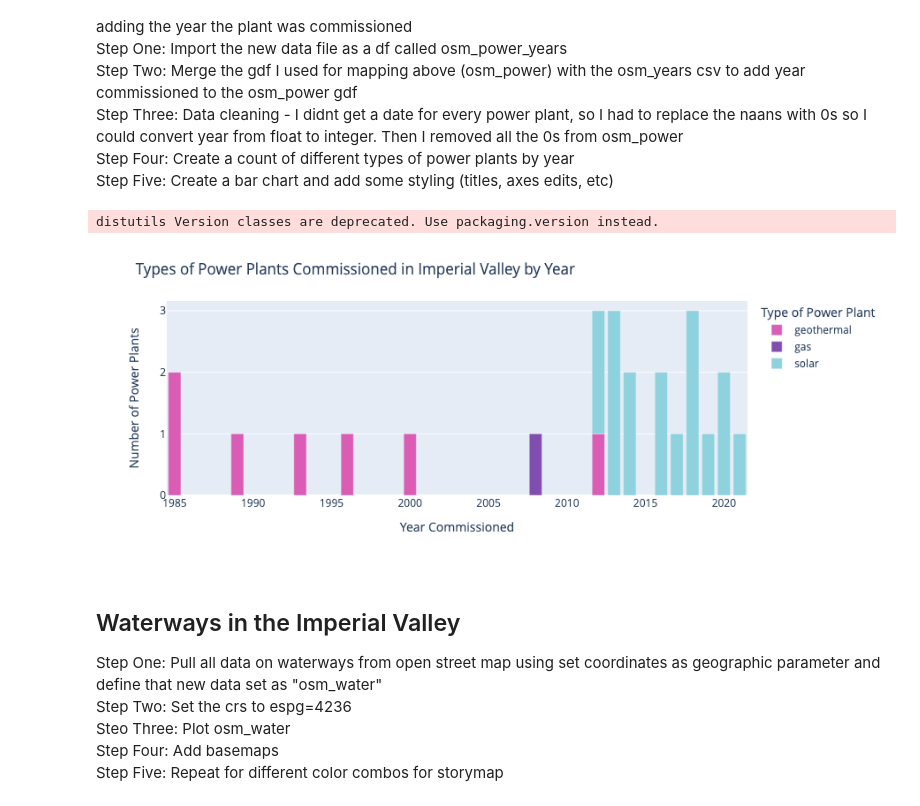
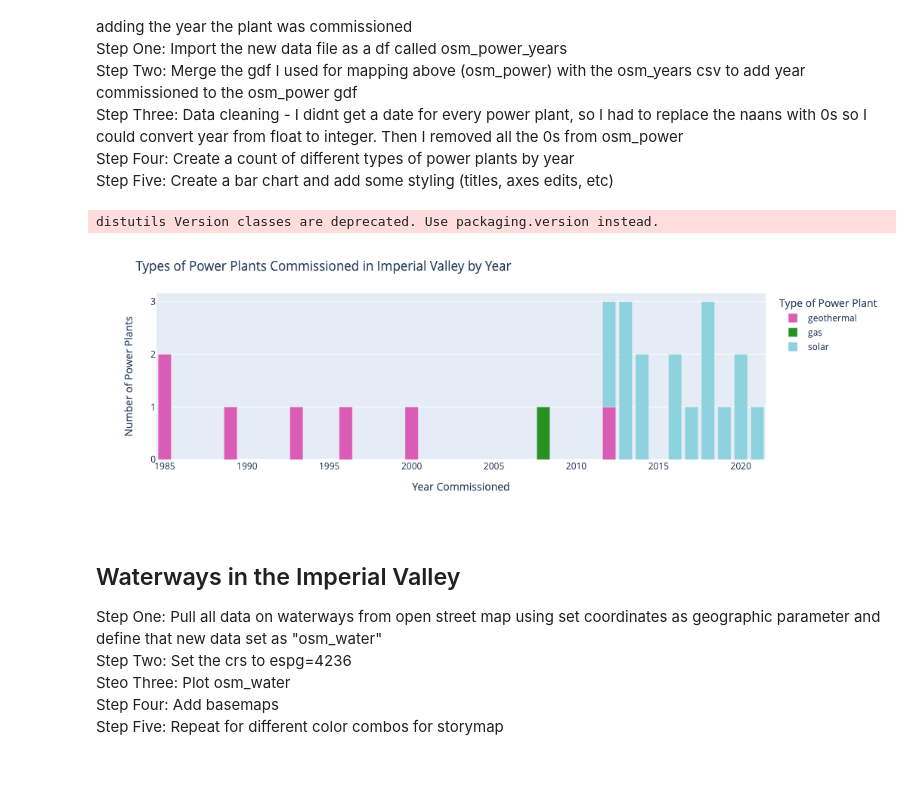
Before and after one commit to STReichert/Salton_Sea_Environmental_Disaster, a Jupyter notebook: final/renewables_waterways_ms.ipynb, the cells around one changed output. Drawn from its saved outputs; the diff is of its cells as text; code cells hidden in the pictures; blank space fills up the shorter version.

```diff
--- a/final/renewables_waterways_ms.ipynb
+++ b/final/renewables_waterways_ms.ipynb
@@ -133,35 +133,35 @@ plants_by_year =osm_power.groupby(['year_commissioned','plant:source']).size().r
 # make a stacked bar chart
 fig = px.bar(plants_by_year,
        x='year_commissioned',
        y='count',
        color='plant:source',
              color_discrete_map={
                  'solar': '#8ED2DE',
                  'geothermal':'#DA5CB5',
-                 'gas': '#804EAF'
+                 'gas': '#279221'
              }
 )
 
 
 fig.update_layout(
     title='Types of Power Plants Commissioned in Imperial Valley by Year',
     xaxis=dict(title='Year Commissioned'),
     yaxis=dict(title='Number of Power Plants'),
     legend= dict(
         title='Type of Power Plant',
         bgcolor='rgba(255, 255, 255, 0)',
         bordercolor='rgba(255, 255, 255, 0)',
     )
 )
 
 fig.update_yaxes(tickvals=[0, 1, 2, 3])
 
 fig.show()
 
 fig.write_html("graphs/plants_by_year_colors.html")
 # %% [output]
 distutils Version classes are deprecated. Use packaging.version instead.
-[figure, old version]
+[figure, new version]
 # %% [markdown]
 ## Waterways in the Imperial Valley
 Step One: Pull all data on waterways from open street map using set coordinates as geographic parameter and define that new data set as "osm_water" <br>
```
Also changed, not shown: 1 other file.
